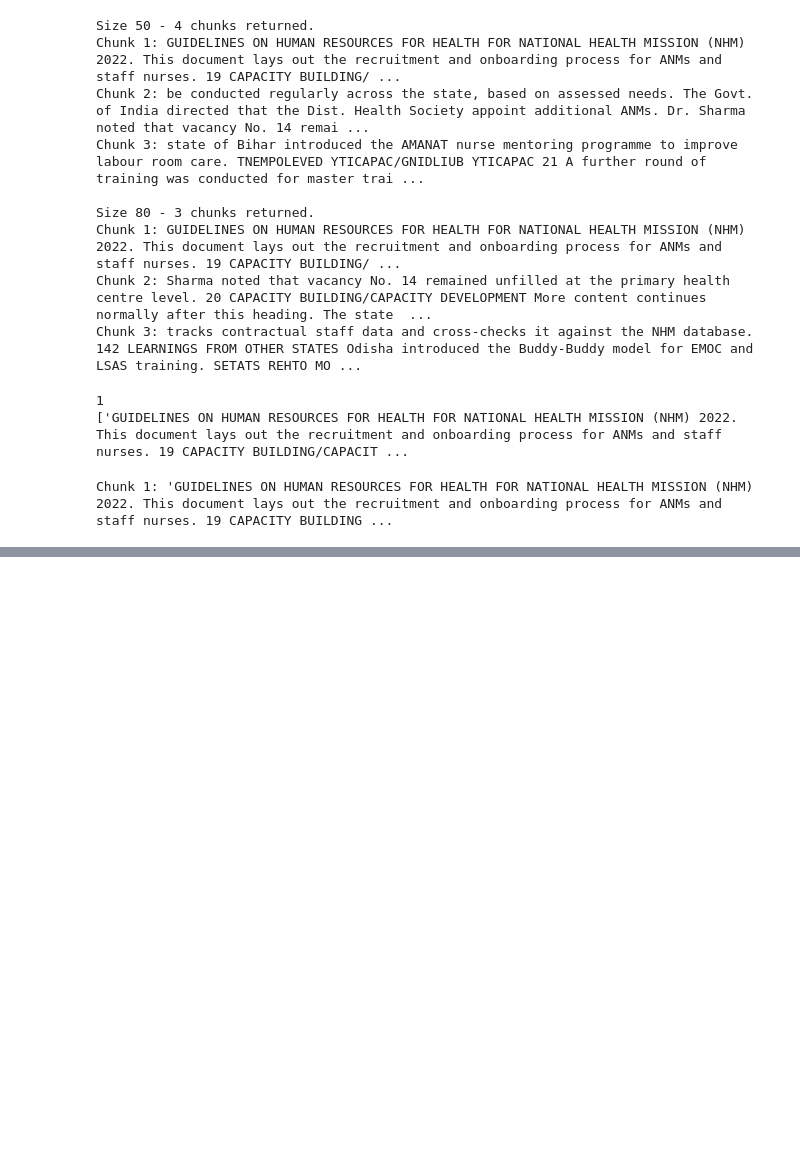
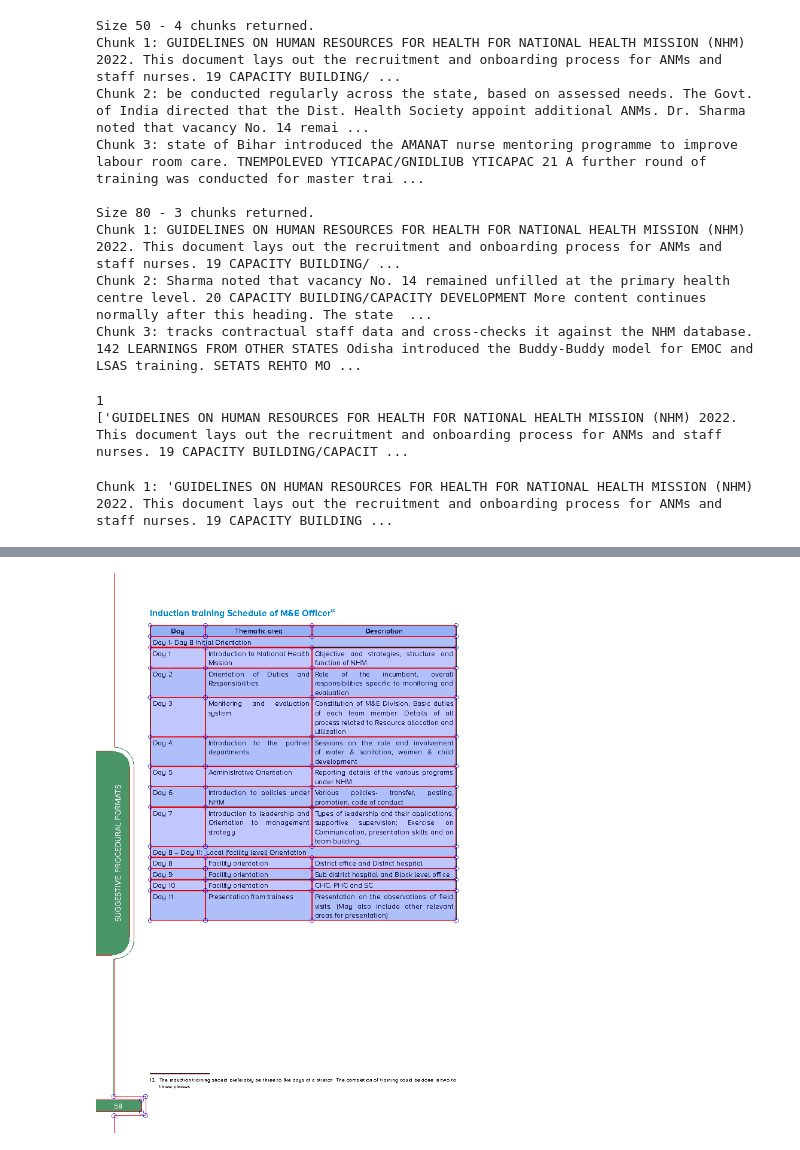
Before and after one commit to amanchaurasia512/swasthyasetu-rag, a Jupyter notebook: notebooks/experiments.ipynb, the cells around one changed output, grey strips where cells are left out. Saved outputs shown, nothing was run; the diff lists cells and outputs as text; code cells hidden in the pictures; blank space fills up the shorter version.

Commit message:
Practices pdfPblumeer project havn't started yet

```diff
--- a/notebooks/experiments.ipynb
+++ b/notebooks/experiments.ipynb
@@ -1150,0 +1244,25 @@ def get_fixed_chunk(text: str , chunk_size : int) -> list[str]:
+# %%
+def table_to_markdown(rows):
+    rows = [[(cell or "").replace("\n", " ").strip() for cell in r] for r in rows]
+    rows = [r for r in rows if any(r)]                      # drop fully empty rows
+    if not rows:
+        return ""
+    width = max(len(r) for r in rows)
+    rows = [r + [""] * (width - len(r)) for r in rows]      # pad ragged rows
+    lines = ["| " + " | ".join(rows[0]) + " |", "|" + "---|" * width]
+    lines += ["| " + " | ".join(r) + " |" for r in rows[1:]]
+    return "\n".join(lines)
+
+def show_tables(pdf_page_no):
+    # Print every table on a PDF page (1-based page number, like in your PDF viewer)
+    tables = nhm_pdf.pages[pdf_page_no - 1].find_tables()
+    if not tables:
+        print(f"PDF page {pdf_page_no}: no tables found")
+        return
+    for k, t in enumerate(tables, start=1):
+        print(f"--- PDF page {pdf_page_no}, table {k} of {len(tables)} ---")
+        print(table_to_markdown(t.extract()))
+        print()
+
+
+     # Exhibit 2: Stages of Selection
@@ -1150,0 +1293,18 @@ def get_fixed_chunk(text: str , chunk_size : int) -> list[str]:
+# %%
+# printed page number (as text) → PDF page number, read from each page's footer
+with pdfplumber.open(pdf_path) as nhm_pdf:
+    printed_to_pdf = {}
+    for i, p in enumerate(nhm_pdf.pages, start=1):
+        footer = " ".join(w["text"] for w in p.extract_words() if w["top"] > 780).strip()
+        if footer:
+            printed_to_pdf[footer] = i
+
+    def show_tables_printed(printed_page_no):
+        pdf_no = printed_to_pdf.get(str(printed_page_no))
+        if pdf_no is None:
+            print(f"No page with printed number {printed_page_no}")
+            return
+        print(f"Printed page {printed_page_no} = PDF page {pdf_no}")
+        show_tables(pdf_no)
+
+show_tables_printed(58)   # Induction training Schedule of M&E Officer
@@ -1150,0 +1863,4 @@ def get_fixed_chunk(text: str , chunk_size : int) -> list[str]:
+# %%
+nhm_pdf.pages[77].to_image(resolution=80).debug_tablefinder()
+# %% [output]
+[figure, added]
```
Also changed, not shown: parts of 49 cells of this notebook, 1 other file.
